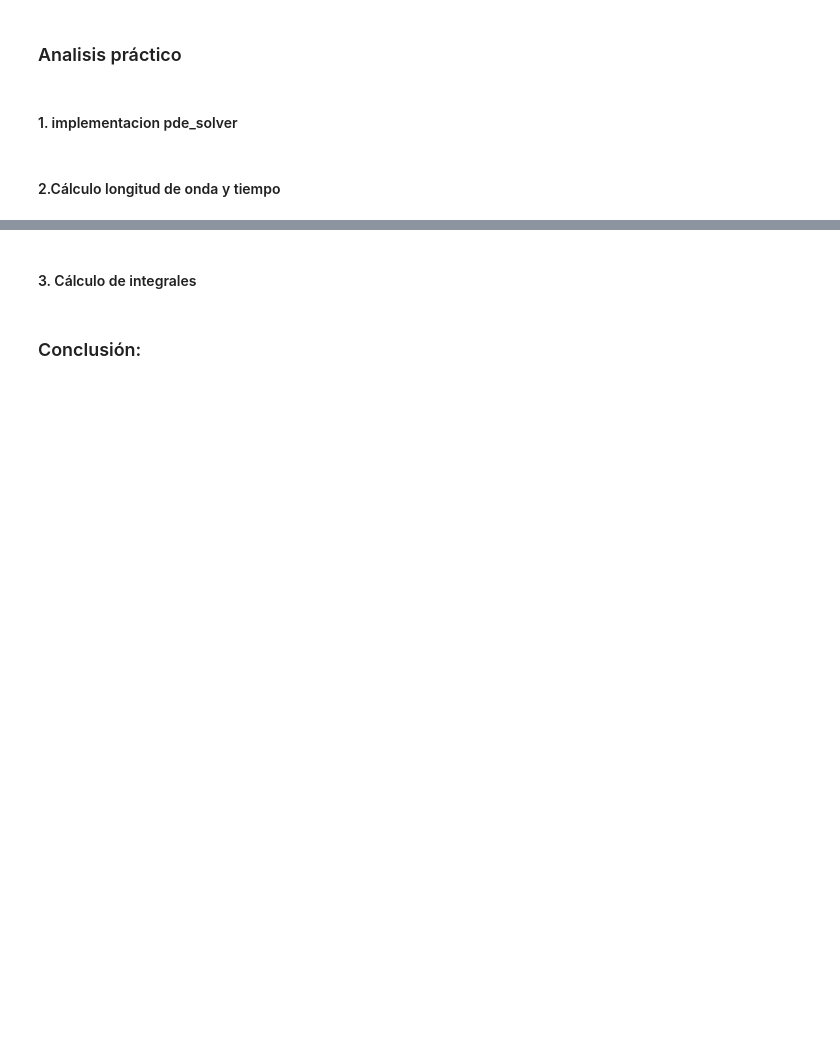
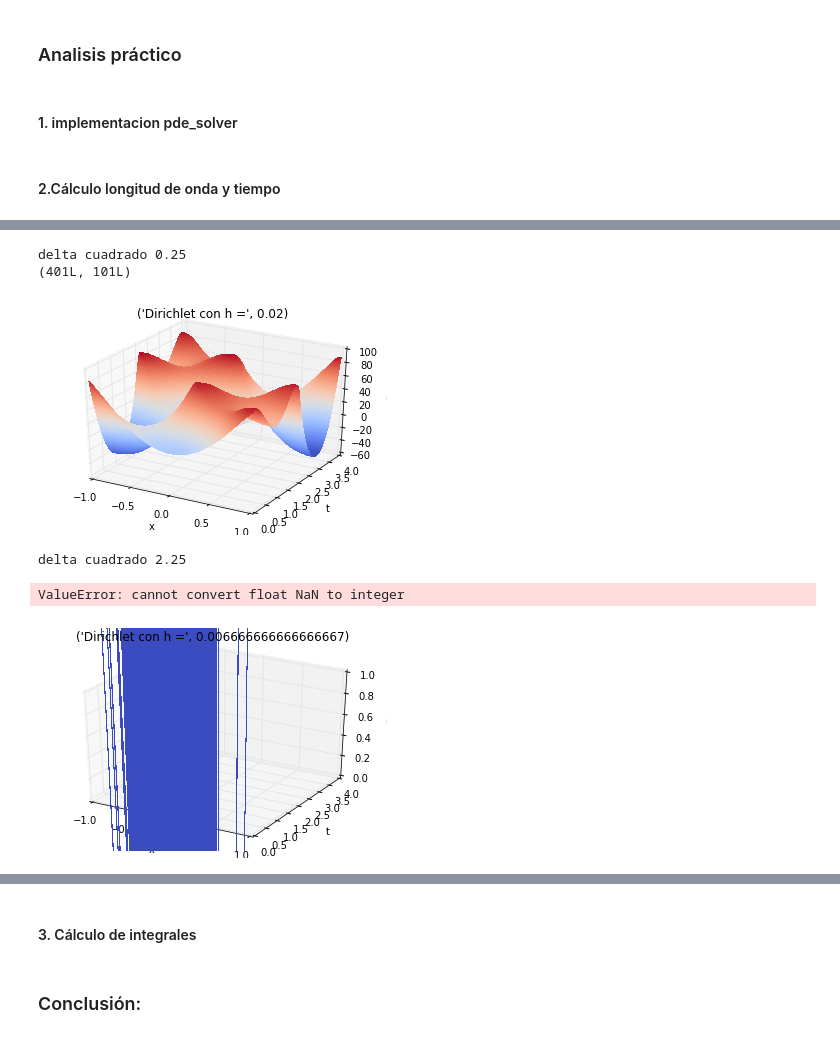
Before and after one commit to zkto/lab4cc2, a Jupyter notebook: Lab4CC2.ipynb, the cells around one changed output, grey strips where cells are left out. Saved outputs shown, nothing was run; the diff lists cells and outputs as text; code cells hidden in the pictures; blank space fills up the shorter version.

Commit message:
correccion deltas

```diff
--- a/Lab4CC2.ipynb
+++ b/Lab4CC2.ipynb
@@ -162,15 +161,14 @@ def graficar_superficie(x,t,u,titulo):
     plt.show()
 # %%
-%matplotlib inline
+
 # Dirichlet
 n = ([2.0/100,2.0/300,2.0/500,2.0/700,2.0/1000])
 for m in range(len(n)):
     h = n[m]
-    print "para h", h
-    x, t, u = pde_solver(h, 0.001, 1, c, f, g, False , 1, 1, l, r)
+    x, t, u = pde_solver(h, 0.01, 8, c, f, g, False , 1, 1, l, r)
     print "solve listo"
     print "---------"
-    titulo = "Dirichlet con h =" + str(h)
+    titulo = "Dirichlet con h =" + str(h) + " y k = 0.01"
     graficar_superficie(x,t,u,titulo)
 
 
@@ -214,10 +186,17 @@ True
 # %%
 %matplotlib inline
 # Neumann
 n = ([2.0/100,2.0/300,2.0/500,2.0/700,2.0/1000])
 for m in range(len(n)):
     h = n[m]
-    x, t, u = pde_solver(h, 0.001, 1, c, f, g, False , 0, 0, l, r)
+    x, t, u = pde_solver(h, 0.01, 4, c, f, g, False , 0, 0, l, r)
     titulo = "Dirichlet con h =", h
     graficar_superficie(x,t,u,titulo)
+# %% [output]
+delta cuadrado 0.25
+(401L, 101L)
+[figure, added]
+delta cuadrado 2.25
+ValueError: cannot convert float NaN to integer
+[figure, added]
 # %%
```
Also changed, not shown: parts of 4 cells of this notebook.
